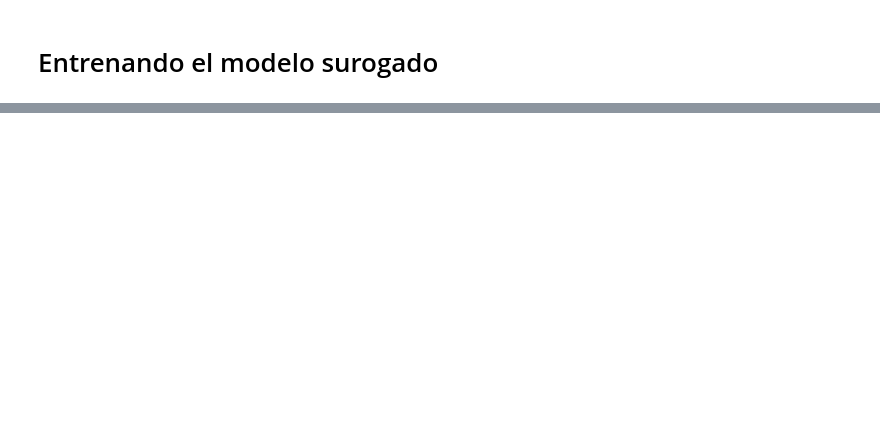
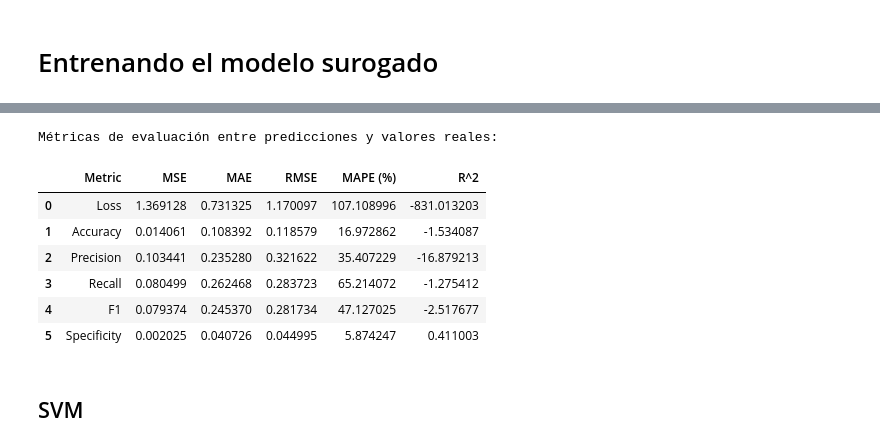
Before and after one commit to EriherSizac/Improving-deep-neural-networks-to-identify-mental-disorders-using-Neural-Architecture-Search, a Jupyter notebook: D3T3C/D3TEC Dataset/RealEncoding.ipynb, the cells around one changed output, grey strips where cells are left out. Saved outputs shown, nothing was run; the diff lists cells and outputs as text; code cells hidden in the pictures; blank space fills up the shorter version.

Commit message:
synflow, svm and xgboost comparison

```diff
--- a/D3T3C/D3TEC Dataset/RealEncoding.ipynb
+++ b/D3T3C/D3TEC Dataset/RealEncoding.ipynb
@@ -1518,41 +1442,0 @@ print("\nTabla de predicciones para las 10 arquitecturas generadas:")
-# %%
-import numpy as np
-
-# Verificación de los modelos
-models_to_test = {
-    "Model 1: CNN_LF": model_CNN_LF,
-    "Model 2: Reduced": model_reduced,
-    "Model 3: Spectro CNN": model_spectro_CNN,
-    "Model 3.5: Spectro CNN with repetition": model_spectro_CNN_with_repetition,
-    "Model 4: Simple Conv2D": model_simple_conv,
-    "Model 5: Dense Only": model_dense_only,
-    "Model 6: Small CNN": model_small_CNN,
-    "Model 7: Deep CNN": model_deep_CNN,
-    "Model 8: Dense with Dropout": model_dense_dropout,
-    "Model with DepthwiseConv2D": model_with_depthwise
-}
-
-# Cargar todos los modelos de métricas
-metric_models = {}
-metrics = ['Loss', 'Accuracy', 'Precision', 'Recall', 'F1', 'Specificity']
-
-for metric in metrics:
-    metric_models[metric] = joblib.load(f"{metric}_surrogate_model.pkl")
-
-# Iterar sobre cada modelo y generar predicciones
-for model_name, model_architecture in models_to_test.items():
-    print(f"\n{model_name}")
-
-    # Procesar y codificar el modelo
-    encoded_architecture = encode_model_architecture(model_architecture, max_alleles=48)
-    fixed_architecture = fixArch(encoded_architecture, verbose=True)
-    example_architecture = np.array(fixed_architecture).reshape(1, -1)
-
-    # Predicciones para cada métrica
-    predictions = {'Architecture': fixed_architecture}
-    for metric, model in metric_models.items():
-        predicted_value = model.predict(example_architecture)[0]
-        predictions[metric] = predicted_value
-        print(f"Predicción de {metric} para {model_name}: {predicted_value}")
-
-    print(predictions)  # Imprimir todas las predicciones juntas
@@ -1576,0 +1550,14 @@ Predicción de Specificity para Model with DepthwiseConv2D: 0.4850071966648102
+# %%
+print("\nMétricas de evaluación entre predicciones y valores reales:")
+df_comparison_metrics
+# %% [output]
+Métricas de evaluación entre predicciones y valores reales:
+|  | Metric | MSE | MAE | RMSE | MAPE (%) | R^2 |
+| 0 | Loss | 1.369128 | 0.731325 | 1.170097 | 107.108996 | -831.013203 |
+| 1 | Accuracy | 0.014061 | 0.108392 | 0.118579 | 16.972862 | -1.534087 |
+| 2 | Precision | 0.103441 | 0.235280 | 0.321622 | 35.407229 | -16.879213 |
+| 3 | Recall | 0.080499 | 0.262468 | 0.283723 | 65.214072 | -1.275412 |
+| 4 | F1 | 0.079374 | 0.245370 | 0.281734 | 47.127025 | -2.517677 |
+| 5 | Specificity | 0.002025 | 0.040726 | 0.044995 | 5.874247 | 0.411003 |
+# %% [markdown]
+## SVM
```
Also changed, not shown: parts of 21 cells of this notebook.
